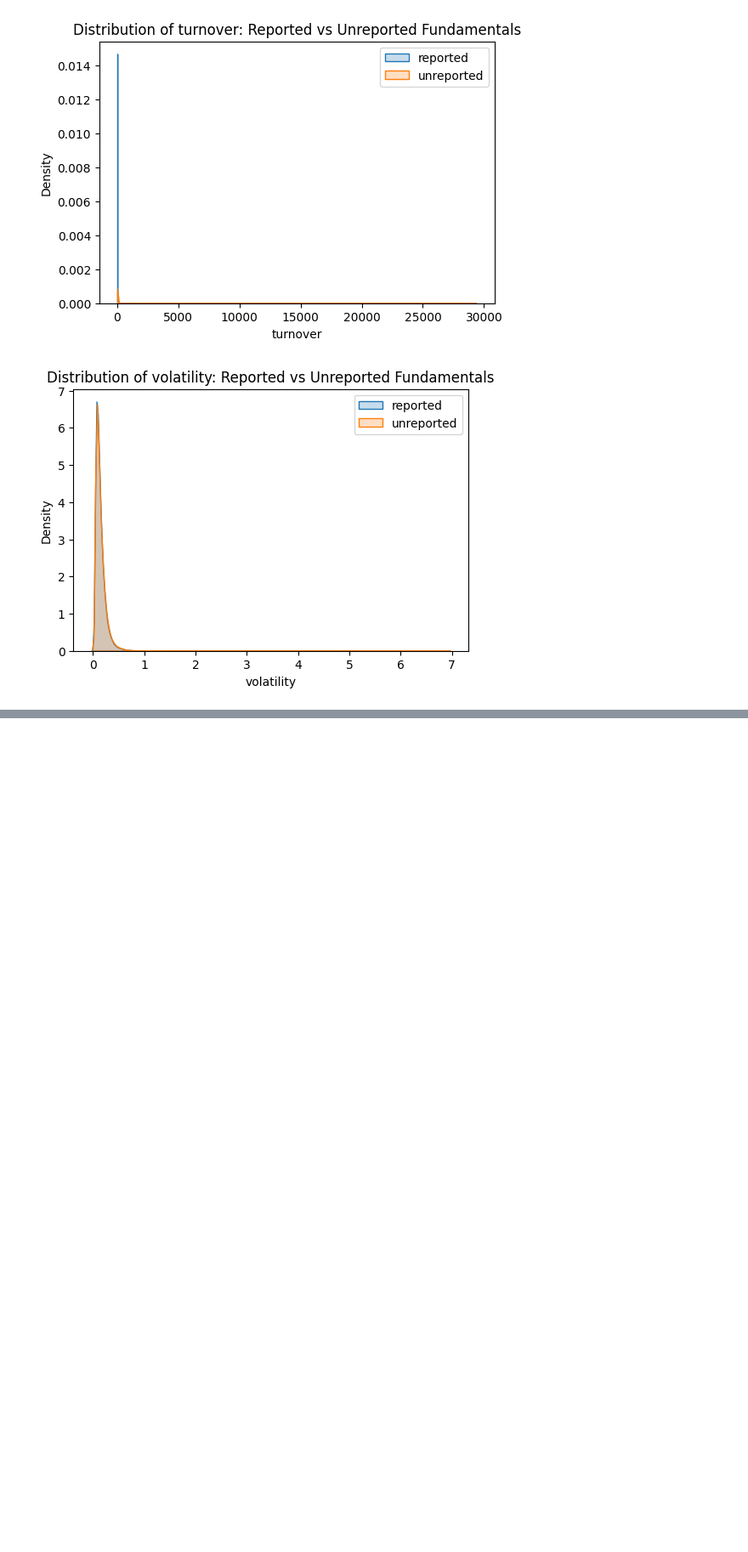
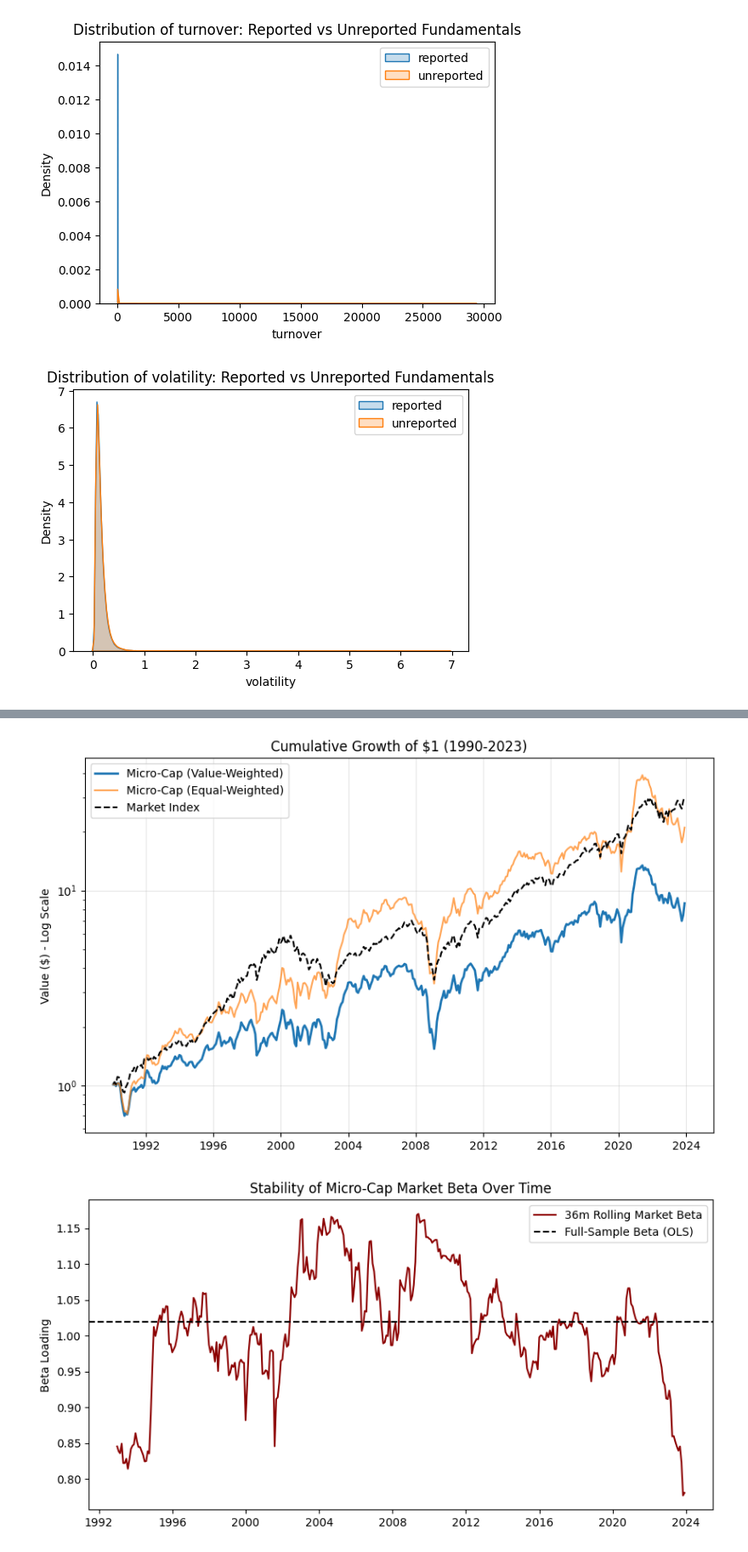
Before and after one commit to benn-reyn/IPCA-Microcaps, a Jupyter notebook: EDA.ipynb, the cells around one changed output, grey strips where cells are left out. Shown at 85% size. Drawn from its saved outputs; the diff is of its cells as text; code cells hidden in the pictures; blank space fills up the shorter version.

```diff
--- a/EDA.ipynb
+++ b/EDA.ipynb
@@ -684,0 +701,57 @@ KeyError: 'rf'
+# %%
+import scipy.stats as stats
+
+# 1. cumulative performance plot (log scale)
+plt.figure(figsize=(10, 6))
+analysis_df['cum_vw'] = (1 + analysis_df['micro_vw']).cumprod()
+analysis_df['cum_ew'] = (1 + analysis_df['micro_ew']).cumprod()
+analysis_df['cum_mkt'] = (1 + analysis_df['Mkt-RF'] + analysis_df['RF']).cumprod()
+
+plt.plot(analysis_df['month'], analysis_df['cum_vw'], label='Micro-Cap (Value-Weighted)', lw=2)
+plt.plot(analysis_df['month'], analysis_df['cum_ew'], label='Micro-Cap (Equal-Weighted)', lw=1.5, alpha=0.7)
+plt.plot(analysis_df['month'], analysis_df['cum_mkt'], label='Market Index', color='black', ls='--', lw=1.5)
+
+plt.yscale('log')
+plt.title("Cumulative Growth of $1 (1990-2023)")
+plt.ylabel("Value ($) - Log Scale")
+plt.legend()
+plt.grid(True, alpha=0.3)
+plt.show()
+
+# 2. rolling factor loadings 36 month window
+def get_rolling_beta(window):
+    Y_w = window['micro_vw']
+    X_w = sm.add_constant(window[['Mkt-RF', 'SMB', 'HML']])
+    return sm.OLS(Y_w, X_w).fit().params['Mkt-RF']
+
+rolling_beta = [np.nan]*35
+for i in range(36, len(analysis_df)+1):
+    window = analysis_df.iloc[i-36:i]
+    rolling_beta.append(get_rolling_beta(window))
+
+plt.figure(figsize=(10, 5))
+plt.plot(analysis_df['month'], rolling_beta, color='darkred', label='36m Rolling Market Beta')
+plt.axhline(ff_model.params['Mkt-RF'], color='black', ls='--', label='Full-Sample Beta (OLS)')
+plt.title("Stability of Micro-Cap Market Beta Over Time")
+plt.ylabel("Beta Loading")
+plt.legend()
+plt.show()
+
+# 3. residual dist (Visualizing the 18.8 Kurtosis)
+plt.figure(figsize=(10, 5))
+residuals = ff_model.resid
+sns.histplot(residuals, kde=True, stat="density", color="skyblue", label="Model Residuals")
+
+# overlay perf normal dist
+x = np.linspace(residuals.min(), residuals.max(), 100)
+plt.plot(x, stats.norm.pdf(x, residuals.mean(), residuals.std()),
+         color='red', lw=2, label='Normal Distribution')
+
+plt.title(f"Residual Distribution (Kurtosis: {residuals.kurtosis():.2f})")
+plt.xlabel("Unexplained Monthly Return")
+plt.xlim(-0.15, 0.15)
+plt.legend()
+plt.show()
+# %% [output]
+[figure, added]
+[figure, added]
```
Also changed, not shown: parts of 2 cells of this notebook.
